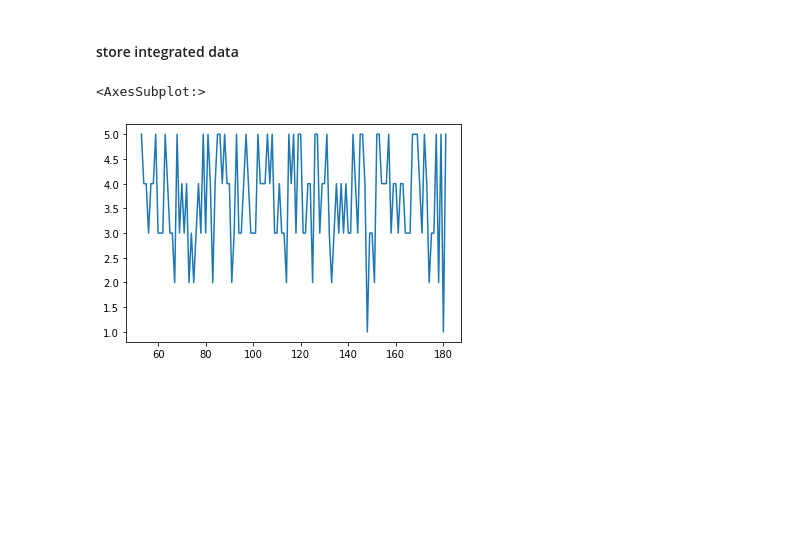
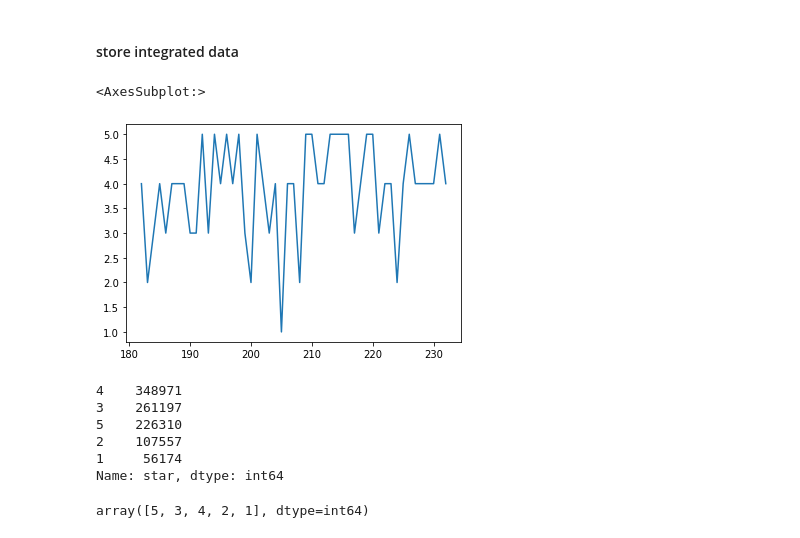
Before and after one commit to yg-renaissance/movie-rating-data, a Jupyter notebook: movie_rating.ipynb, the cells around one changed output. Cells and saved outputs as stored; diff of their text form; code cells hidden in the pictures; blank space fills up the shorter version.

```diff
--- a/movie_rating.ipynb
+++ b/movie_rating.ipynb
@@ -161,7 +161,20 @@ import pickle
 with open('integrated.pkl','wb') as f:
     pickle.dump(df,f)
 # %%
-df.groupby(['usr_id']).get_group(2)['star'].plot()
+df.groupby(['usr_id']).get_group(3)['star'].plot()
 # %% [output]
 <AxesSubplot:>
-[figure, old version]
+[figure, new version]
+# %%
+df['star'].value_counts()
+# %% [output]
+4    348971
+3    261197
+5    226310
+2    107557
+1     56174
+Name: star, dtype: int64
+# %%
+df['star'].unique()
+# %% [output]
+array([5, 3, 4, 2, 1], dtype=int64)
```
Also changed, not shown: parts of 4 cells of this notebook, 3 other files.
